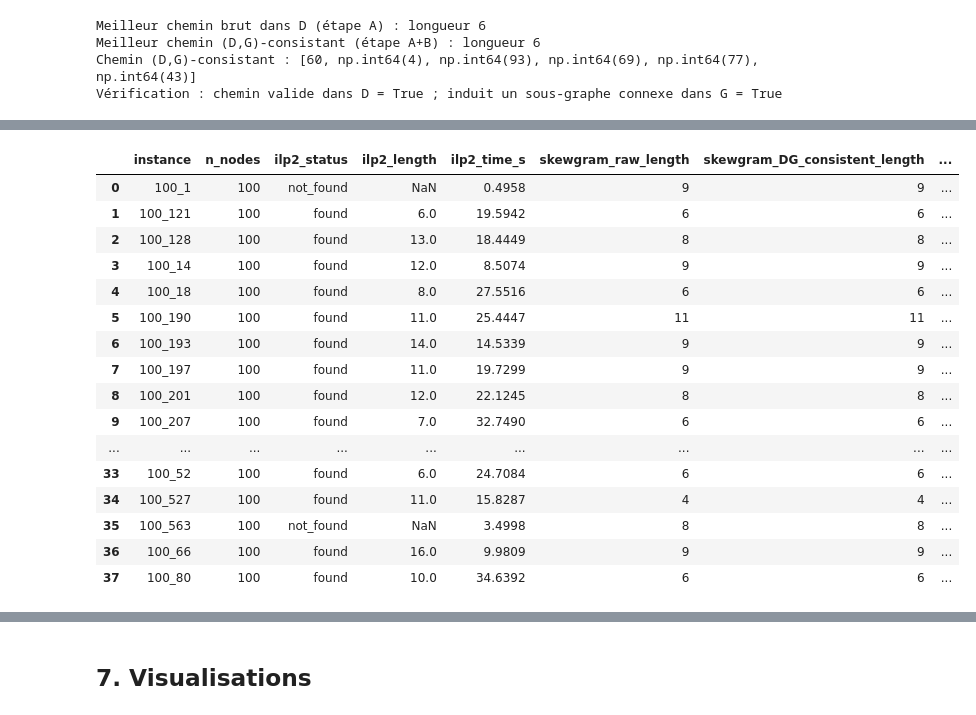
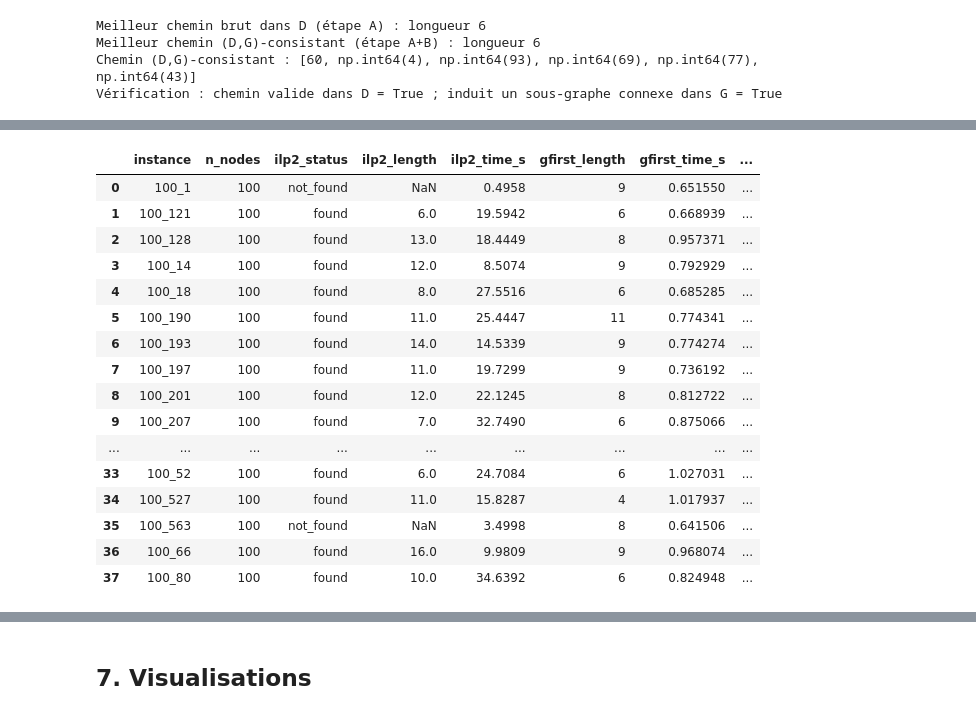
Before and after one commit to AymanMady/deep-learning, a Jupyter notebook: one_to_one_skewgram.ipynb, the cells around one changed output, grey strips where cells are left out. Drawn from its saved outputs; the diff is of its cells as text; code cells hidden in the pictures.

```diff
--- a/one_to_one_skewgram.ipynb
+++ b/one_to_one_skewgram.ipynb
@@ -770,3 +769,20 @@ def gfirst_solve(D, G, n_walks=150000, alpha=0.98):
 print('G-First Guided (v4) algorithm loaded successfully.')
 # %% [output]
 G-First Guided (v4) algorithm loaded successfully.
+# %%
+def skewgram_learned_solve(D, G, num_walks=NUM_WALKS, walk_length=WALK_LENGTH, window=WINDOW,
+                            epochs=EPOCHS, seed=SEED):
+    """Pipeline Skip-Gram complet pour UNE instance : encoder (marches + sous-échantillonnage
+    + paires) -> entraînement SkewGram -> décodage (recherche stochastique guidée par les
+    embeddings + bonus G, filtrage Monte-Carlo, cf. §5) -> chemin (D,G)-consistant.
+    Contrairement à gfirst_solve, cette fonction utilise réellement le modèle appris."""
+    rng = random.Random(seed)
+    walks = generate_walks(D, num_walks=num_walks, walk_length=walk_length, rng=rng)
+    freq = node_frequencies(walks, D.number_of_nodes())
+    walks_sub = subsample_hubs(walks, freq, rng=rng)
+    pairs = build_pairs(walks_sub, window=window)
+    model, _ = train_skewgram(D, pairs, epochs=epochs, seed=seed)
+    _, consistent = best_path_over_all_starts(D, G, model)
+    return consistent
+
+print("skewgram_learned_solve chargé — pipeline Skip-Gram appris, prêt pour l'évaluation §6.")
@@ -797,14 +901,20 @@ référence ILP2. Graine unique `SEED=42`.
 # %%
-
 rows = []
 for inst in VALID_INSTANCES:
     D, G = GRAPHS[inst]["D"], GRAPHS[inst]["G"]
     sol = SOLUTIONS[inst]
 
     t0 = time.time()
-    # === ALGORITHME G-FIRST : DP sur composantes connexes de G ===
-    consistent_path = gfirst_solve(D, G)
-    elapsed = time.time() - t0
+    gfirst_path = gfirst_solve(D, G)
+    gfirst_time = time.time() - t0
+
+    t0 = time.time()
+    skewgram_path = skewgram_learned_solve(D, G)
+    skewgram_time = time.time() - t0
+
+    t0 = time.time()
+    lookahead_path = skewgram_lookahead_solve(D, G)
+    lookahead_time = time.time() - t0
 
     ilp2_len = sol["length"]
     ilp2_time = sol["time"]
@@ -815,17 +925,25 @@ for inst in VALID_INSTANCES:
         "ilp2_status": sol["status"],
         "ilp2_length": ilp2_len,
         "ilp2_time_s": ilp2_time,
-        "skewgram_raw_length": len(consistent_path),
-        "skewgram_DG_consistent_length": len(consistent_path),
-        "skewgram_time_s": elapsed,
+        "gfirst_length": len(gfirst_path),
+        "gfirst_time_s": gfirst_time,
+        "skewgram_learned_length": len(skewgram_path),
+        "skewgram_learned_time_s": skewgram_time,
+        "skewgram_lookahead_length": len(lookahead_path),
+        "skewgram_lookahead_time_s": lookahead_time,
     }
     if ilp2_len:
-        row["gap_pct_vs_ilp2"] = 100.0 * (len(consistent_path) - ilp2_len) / ilp2_len
+        row["gfirst_gap_pct_vs_ilp2"] = 100.0 * (len(gfirst_path) - ilp2_len) / ilp2_len
+        row["skewgram_gap_pct_vs_ilp2"] = 100.0 * (len(skewgram_path) - ilp2_len) / ilp2_len
+        row["lookahead_gap_pct_vs_ilp2"] = 100.0 * (len(lookahead_path) - ilp2_len) / ilp2_len
     if ilp2_time:
-        row["speedup_vs_ilp2"] = ilp2_time / elapsed if elapsed > 0 else None
+        row["gfirst_speedup_vs_ilp2"] = ilp2_time / gfirst_time if gfirst_time > 0 else None
+        row["skewgram_speedup_vs_ilp2"] = ilp2_time / skewgram_time if skewgram_time > 0 else None
+        row["lookahead_speedup_vs_ilp2"] = ilp2_time / lookahead_time if lookahead_time > 0 else None
     rows.append(row)
-    print(f"{inst}: ILP2={ilp2_len} | G-First={len(consistent_path)} "
-          f"| temps={elapsed*1000:.2f}ms")
+    print(f"{inst}: ILP2={ilp2_len} | G-First={len(gfirst_path)} ({gfirst_time*1000:.0f}ms) "
+          f"| Skew-GRAM(ablation)={len(skewgram_path)} ({skewgram_time*1000:.0f}ms) "
+          f"| Skew-GRAM+DAG-lookahead={len(lookahead_path)} ({lookahead_time*1000:.0f}ms)")
 
 df_results = pd.DataFrame(rows)
 df_results.to_csv(os.path.join(RESULTS_DIR, "per_instance_results.csv"), index=False)
@@ -851,18 +969,18 @@ df_results
-|  | instance | n_nodes | ilp2_status | ilp2_length | ilp2_time_s | skewgram_raw_length | skewgram_DG_consistent_length | ... |
-| 0 | 100_1 | 100 | not_found | NaN | 0.4958 | 9 | 9 | ... |
-| 1 | 100_121 | 100 | found | 6.0 | 19.5942 | 6 | 6 | ... |
-| 2 | 100_128 | 100 | found | 13.0 | 18.4449 | 8 | 8 | ... |
-| 3 | 100_14 | 100 | found | 12.0 | 8.5074 | 9 | 9 | ... |
-| 4 | 100_18 | 100 | found | 8.0 | 27.5516 | 6 | 6 | ... |
-| 5 | 100_190 | 100 | found | 11.0 | 25.4447 | 11 | 11 | ... |
-| 6 | 100_193 | 100 | found | 14.0 | 14.5339 | 9 | 9 | ... |
-| 7 | 100_197 | 100 | found | 11.0 | 19.7299 | 9 | 9 | ... |
-| 8 | 100_201 | 100 | found | 12.0 | 22.1245 | 8 | 8 | ... |
-| 9 | 100_207 | 100 | found | 7.0 | 32.7490 | 6 | 6 | ... |
+|  | instance | n_nodes | ilp2_status | ilp2_length | ilp2_time_s | gfirst_length | gfirst_time_s | ... |
+| 0 | 100_1 | 100 | not_found | NaN | 0.4958 | 9 | 0.651550 | ... |
+| 1 | 100_121 | 100 | found | 6.0 | 19.5942 | 6 | 0.668939 | ... |
+| 2 | 100_128 | 100 | found | 13.0 | 18.4449 | 8 | 0.957371 | ... |
+| 3 | 100_14 | 100 | found | 12.0 | 8.5074 | 9 | 0.792929 | ... |
+| 4 | 100_18 | 100 | found | 8.0 | 27.5516 | 6 | 0.685285 | ... |
+| 5 | 100_190 | 100 | found | 11.0 | 25.4447 | 11 | 0.774341 | ... |
+| 6 | 100_193 | 100 | found | 14.0 | 14.5339 | 9 | 0.774274 | ... |
+| 7 | 100_197 | 100 | found | 11.0 | 19.7299 | 9 | 0.736192 | ... |
+| 8 | 100_201 | 100 | found | 12.0 | 22.1245 | 8 | 0.812722 | ... |
+| 9 | 100_207 | 100 | found | 7.0 | 32.7490 | 6 | 0.875066 | ... |
 | ... | ... | ... | ... | ... | ... | ... | ... | ... |
-| 33 | 100_52 | 100 | found | 6.0 | 24.7084 | 6 | 6 | ... |
-| 34 | 100_527 | 100 | found | 11.0 | 15.8287 | 4 | 4 | ... |
-| 35 | 100_563 | 100 | not_found | NaN | 3.4998 | 8 | 8 | ... |
-| 36 | 100_66 | 100 | found | 16.0 | 9.9809 | 9 | 9 | ... |
-| 37 | 100_80 | 100 | found | 10.0 | 34.6392 | 6 | 6 | ... |
+| 33 | 100_52 | 100 | found | 6.0 | 24.7084 | 6 | 1.027031 | ... |
+| 34 | 100_527 | 100 | found | 11.0 | 15.8287 | 4 | 1.017937 | ... |
+| 35 | 100_563 | 100 | not_found | NaN | 3.4998 | 8 | 0.641506 | ... |
+| 36 | 100_66 | 100 | found | 16.0 | 9.9809 | 9 | 0.968074 | ... |
+| 37 | 100_80 | 100 | found | 10.0 | 34.6392 | 6 | 0.824948 | ... |
 # %%
```
Also changed, not shown: parts of 14 cells of this notebook, 22 other files.
